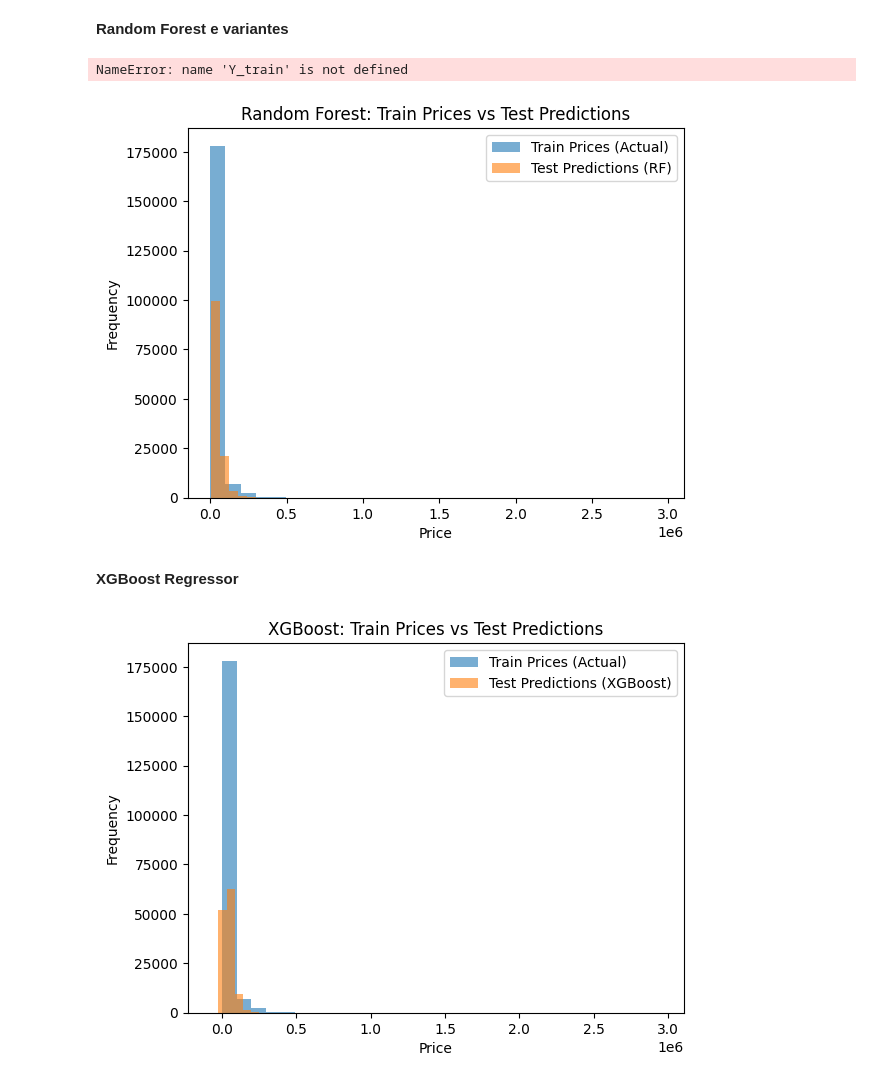
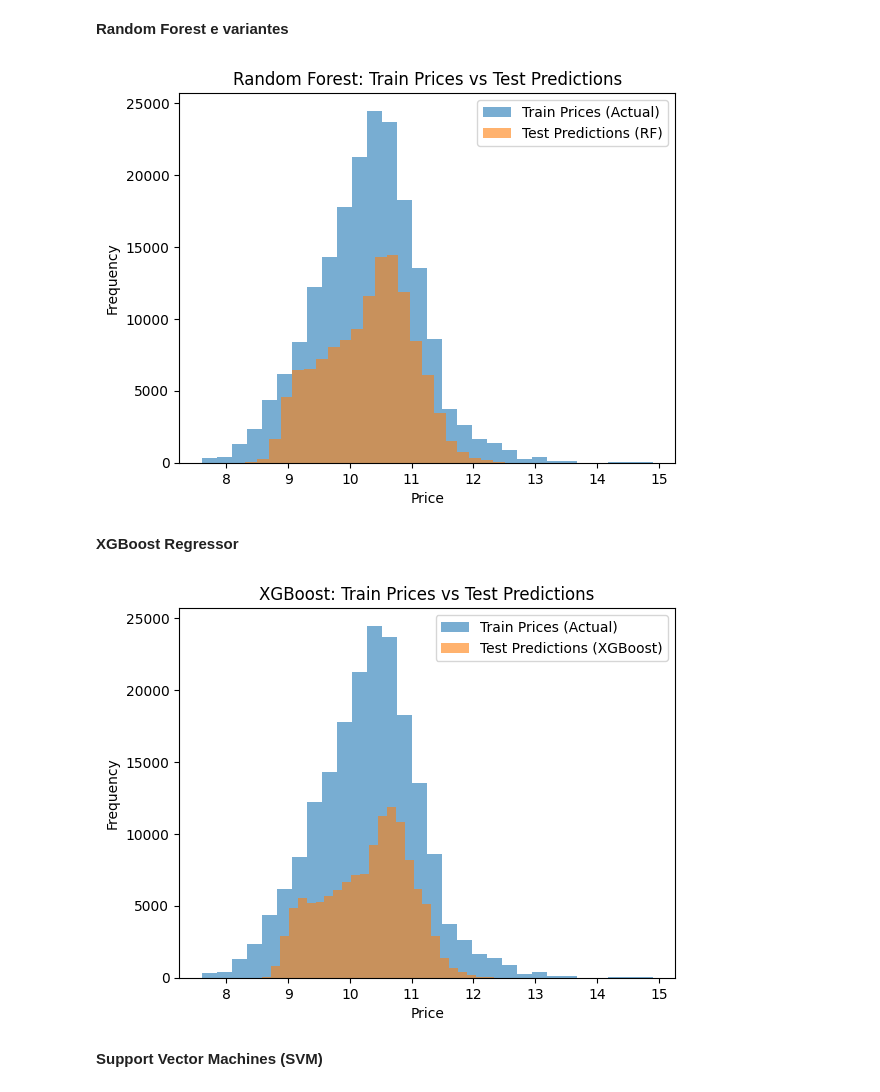
Before and after one commit to ThaylaalyahT/AA_TP1, a Jupyter notebook: car_price_prediction_test.ipynb, the cells around one changed output. Drawn from its saved outputs; the diff is of its cells as text; code cells hidden in the pictures.

```diff
--- a/car_price_prediction_test.ipynb
+++ b/car_price_prediction_test.ipynb
@@ -426,8 +426,6 @@ X_train
 **Linear Regression**
 # %%
 
-
-Y_train_log = np.log1p(train['price'])
 
 # 4. Inicializar e Treinar o Modelo
 linear_model = LinearRegression()
@@ -602,13 +550,11 @@ submission.to_csv("submission_random_forest.csv", index=False)
 **Random Forest e variantes**
 # %%
 rf = RandomForestRegressor(n_estimators=100, random_state=42)
-rf.fit(X_train_scaled, Y_train)
+rf.fit(X_train_scaled, Y_train_log)
 
 Y_pred_rf = rf.predict(X_test_scaled)
-# %% [output]
-NameError: name 'Y_train' is not defined
 # %%
-plt.hist(Y_train, bins=30, alpha=0.6, label='Train Prices (Actual)')
+plt.hist(Y_train_log, bins=30, alpha=0.6, label='Train Prices (Actual)')
 plt.hist(Y_pred_rf, bins=30, alpha=0.6, label='Test Predictions (RF)')
 plt.xlabel('Price')
 plt.ylabel('Frequency')
@@ -616,7 +562,7 @@ plt.title('Random Forest: Train Prices vs Test Predictions')
 plt.legend()
 plt.show()
 # %% [output]
-[figure, old version]
+[figure, new version]
 # %% [markdown]
 **XGBoost Regressor**
 # %%
@@ -627,17 +573,17 @@ xgb_model = xgb.XGBRegressor(
     random_state=42
 )
 
-xgb_model.fit(X_train_scaled, Y_train)
+xgb_model.fit(X_train_scaled, Y_train_log)
 
 # Prever
 Y_pred_xgb = xgb_model.predict(X_test_scaled)
 # %%
-plt.hist(Y_train, bins=30, alpha=0.6, label='Train Prices (Actual)')
+plt.hist(Y_train_log, bins=30, alpha=0.6, label='Train Prices (Actual)')
 plt.hist(Y_pred_xgb, bins=30, alpha=0.6, label='Test Predictions (XGBoost)')
 plt.xlabel('Price')
 plt.ylabel('Frequency')
 plt.title('XGBoost: Train Prices vs Test Predictions')
 plt.legend()
 plt.show()
 # %% [output]
-[figure, old version]
+[figure, new version]
@@ -643,0 +606,2 @@ plt.show()
+# %% [markdown]
+**Support Vector Machines (SVM)**
```
Also changed, not shown: parts of 6 cells of this notebook, 3 other files.
